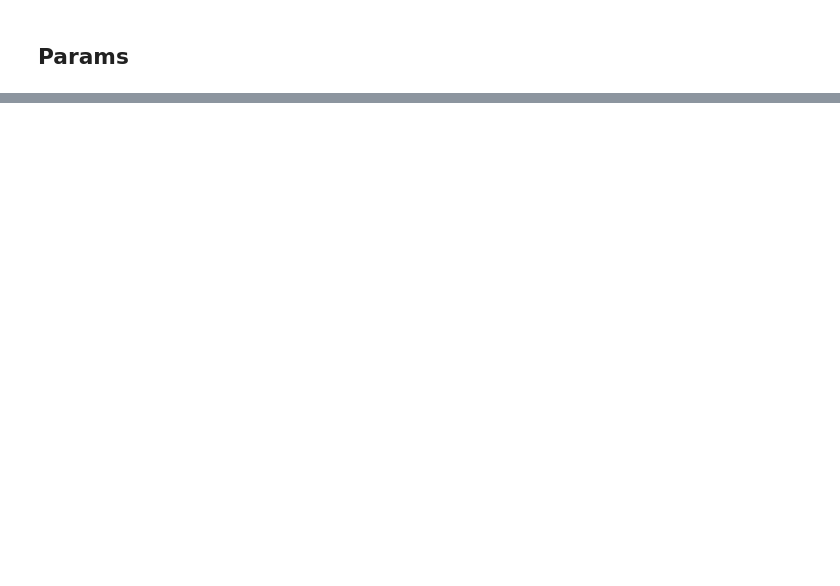
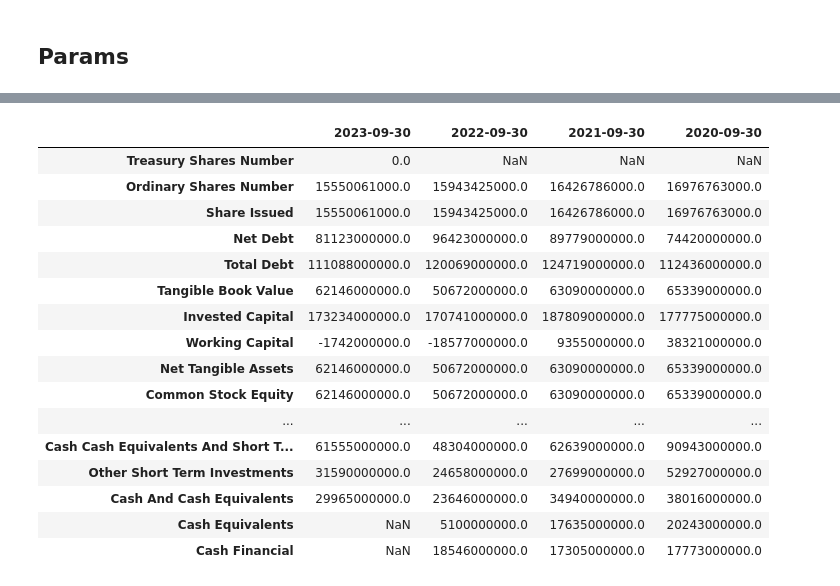
Before and after one commit to Brandt-moreThan4/Blog, a Jupyter notebook: book/content/3_yf_overview.ipynb, the cells around one changed output, grey strips where cells are left out. Saved outputs shown, nothing was run; the diff lists cells and outputs as text; code cells hidden in the pictures; blank space fills up the shorter version.

```diff
--- a/book/content/3_yf_overview.ipynb
+++ b/book/content/3_yf_overview.ipynb
@@ -69,0 +215,20 @@ df_rets
+# %%
+aapl.balance_sheet
+# %% [output]
+|  | 2023-09-30 | 2022-09-30 | 2021-09-30 | 2020-09-30 |
+| Treasury Shares Number | 0.0 | NaN | NaN | NaN |
+| Ordinary Shares Number | 15550061000.0 | 15943425000.0 | 16426786000.0 | 16976763000.0 |
+| Share Issued | 15550061000.0 | 15943425000.0 | 16426786000.0 | 16976763000.0 |
+| Net Debt | 81123000000.0 | 96423000000.0 | 89779000000.0 | 74420000000.0 |
+| Total Debt | 111088000000.0 | 120069000000.0 | 124719000000.0 | 112436000000.0 |
+| Tangible Book Value | 62146000000.0 | 50672000000.0 | 63090000000.0 | 65339000000.0 |
+| Invested Capital | 173234000000.0 | 170741000000.0 | 187809000000.0 | 177775000000.0 |
+| Working Capital | -1742000000.0 | -18577000000.0 | 9355000000.0 | 38321000000.0 |
+| Net Tangible Assets | 62146000000.0 | 50672000000.0 | 63090000000.0 | 65339000000.0 |
+| Common Stock Equity | 62146000000.0 | 50672000000.0 | 63090000000.0 | 65339000000.0 |
+| ... | ... | ... | ... | ... |
+| Cash Cash Equivalents And Short T... | 61555000000.0 | 48304000000.0 | 62639000000.0 | 90943000000.0 |
+| Other Short Term Investments | 31590000000.0 | 24658000000.0 | 27699000000.0 | 52927000000.0 |
+| Cash And Cash Equivalents | 29965000000.0 | 23646000000.0 | 34940000000.0 | 38016000000.0 |
+| Cash Equivalents | NaN | 5100000000.0 | 17635000000.0 | 20243000000.0 |
+| Cash Financial | NaN | 18546000000.0 | 17305000000.0 | 17773000000.0 |
```
Also changed, not shown: parts of 25 cells of this notebook, 1 other file.
